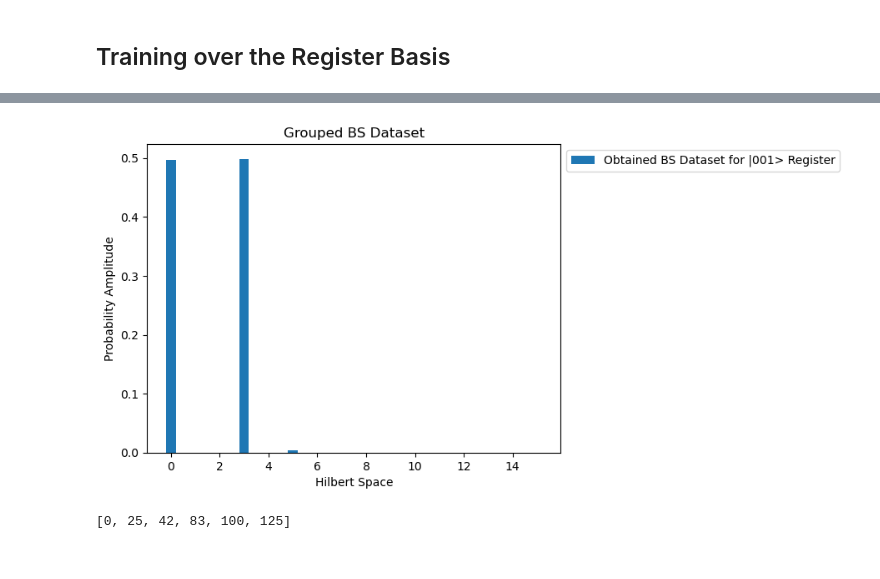
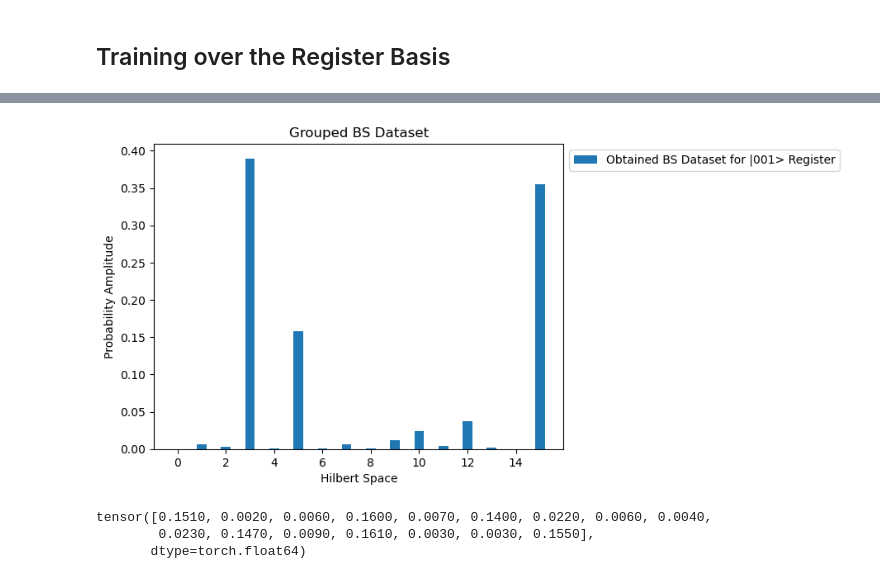
Before and after one commit to Ak-ash22/qcbm_hiwi, a Jupyter notebook: qcbm_project/bars_stripes_cat/pytorch_code.ipynb, the cells around one changed output, grey strips where cells are left out. Cells and saved outputs as stored; diff of their text form; code cells hidden in the pictures.

```diff
--- a/qcbm_project/bars_stripes_cat/pytorch_code.ipynb
+++ b/qcbm_project/bars_stripes_cat/pytorch_code.ipynb
@@ -359,7 +314,7 @@ def reg_circuit(input_params,trained_params=optimal_params,folds=folds,num_qubit
 
     return output
 # %%
-reg_params = qnp.random.uniform(low=0.0, high=1.0, size=(folds, 3 * n_ancillas), requires_grad=True)
+reg_params = torch.rand((folds, 3 * n_ancillas), requires_grad=True, dtype=torch.float32)
 # %%
 qml.draw_mpl(reg_circuit)(reg_params)
 # %% [output]
@@ -413,0 +323,9 @@ array([0.16666667, 0.        , 0.        , 0.        , 0.        ,
+# %%
+bitstrings_full_target = ['0000000','0011001','0101010','1010011','1100100','1111101']
+nums_full_target = torch.tensor([int(b,2) for b in bitstrings_full_target],dtype=torch.long)
+
+wavefunctions_full = torch.zeros((len(nums_full_target),2**total_qubits), dtype=torch.float32)
+wavefunctions_full[torch.arange(len(nums_full_target)),nums_full_target] = 1.0
+
+dm_batch_full = torch.einsum("bi,bj->bij",wavefunctions_full,wavefunctions_full)
+target_dm_full = dm_batch_full.mean(dim=0)
@@ -414,27 +350,28 @@ array([0.16666667, 0.        , 0.        , 0.        , 0.        ,
 # %%
-fid = FidelityLoss()
-vqc = VQC(reg_circuit,fid,target_full_dm)
+weights = reg_params
+opt = torch.optim.Adam([weights], lr=0.1)
 
-weights = reg_params
-opt = AdamOptimizer(stepsize=0.1)
-
-reg_loss = []
-reg_parameters = []
-n_epochs = 500
+reg_loss_history = []
+optimal_reg_params = torch.zeros((folds, 3 * n_ancillas), dtype=torch.float32)
+min_loss = vqc(reg_circuit, weights, target_dm_full)
+n_epochs = 200
 i = 0
 
 while i < n_epochs:
 
     i += 1
     start_time = time.time()
-    loss_val = vqc.vqc_loss(weights)
-    weights = opt.step(vqc.vqc_loss,weights)
-    # grad = grad(qcbm.qcbm_loss)()
+    opt.zero_grad()
+    loss_val = vqc(reg_circuit, weights, target_dm_full)
+    loss_val.backward()
+    opt.step()
     end_time = time.time()
 
     if i%10 == 0:
         print(f"Step: {i} Loss: {loss_val} Time taken per iter: {end_time-start_time}")
+    reg_loss_history.append(loss_val)
 
-    reg_loss.append(loss_val)
-    reg_parameters.append(weights)
+    if loss_val < min_loss:
+        min_loss = loss_val
+        optimal_reg_params = weights.detach().clone()
 # %% [output]
@@ -460,21 +399,24 @@ optimal_reg_params = reg_parameters[np.argmin(reg_loss)]
 full_psi = reg_circuit(optimal_reg_params)
 # %%
-image = qnp.round(psi[7::8],3)
+image = qnp.round(full_psi[::8],3)
 image /= qnp.linalg.norm(image)
 
 w, x = 0.4, np.arange(len(image))
 
 # plt.bar(x - w/2, target_psi, w, label='Original BS Dataset')
 plt.bar(x, np.abs(image)**2, w, label='Obtained BS Dataset for |001> Register')
 
 plt.xlabel('Hilbert Space')
 plt.ylabel('Probability Amplitude')
 plt.title('Grouped BS Dataset')
 plt.legend(bbox_to_anchor=(1, 1), loc='upper left')
 plt.show()
 # %% [output]
-[figure, old version]
+[figure, new version]
-# %%
-nums_full_target
-# %% [output]
-[0, 25, 42, 83, 100, 125]
+# %%
+reduced_dm2 = reduce_statevector(full_psi,indices=range(n_qubits))
+torch.round(torch.diag(reduced_dm2).real, decimals=3)
+# %% [output]
+tensor([0.1510, 0.0020, 0.0060, 0.1600, 0.0070, 0.1400, 0.0220, 0.0060, 0.0040,
+        0.0230, 0.1470, 0.0090, 0.1610, 0.0030, 0.0030, 0.1550],
+       dtype=torch.float64)
```
Also changed, not shown: parts of 14 cells of this notebook, 1 other file.
